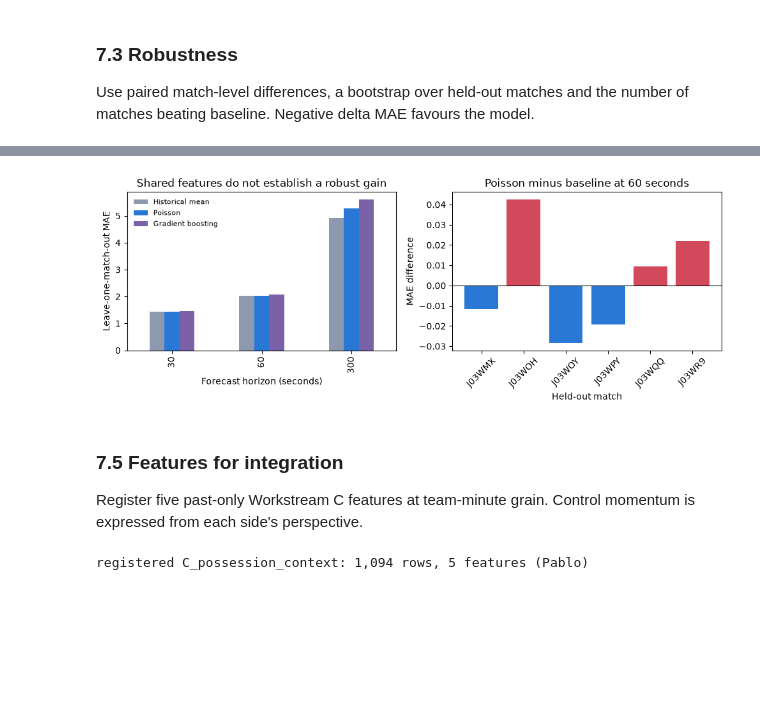
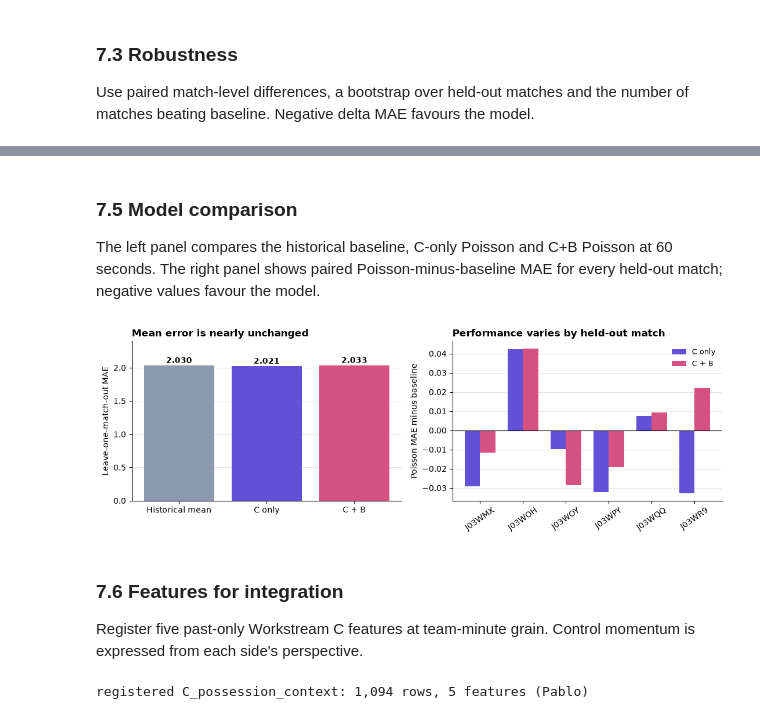
Before and after one commit to leonardoeng13/bramex-football-exertion-pitch-control, a Jupyter notebook: notebooks/BraMex_team_notebook.ipynb, the cells around one changed output, grey strips where cells are left out. Drawn from its saved outputs; the diff is of its cells as text; code cells hidden in the pictures; blank space fills up the shorter version.

Commit message:
Improve Workstream C visual analysis

```diff
--- a/notebooks/BraMex_team_notebook.ipynb
+++ b/notebooks/BraMex_team_notebook.ipynb
@@ -859,25 +928,45 @@ The left panel compares mean out-of-match MAE. The right panel shows the paired
+# %% [markdown]
+### 7.5 Model comparison
+The left panel compares the historical baseline, C-only Poisson and C+B Poisson at 60 seconds. The right panel shows paired Poisson-minus-baseline MAE for every held-out match; negative values favour the model.
 # %%
-fig, axes = plt.subplots(1, 2, figsize=(10, 3.8))
-C_MODEL_COMPARISON.plot(kind="bar", ax=axes[0], color=["#8d99ae", "#2A78D6", "#7B61A8"])
-axes[0].set_title("Shared features do not establish a robust gain")
-axes[0].set_xlabel("Forecast horizon (seconds)")
+fig, axes = plt.subplots(1, 2, figsize=(11, 3.8))
+summary60 = C_ABLATION_SUMMARY[C_ABLATION_SUMMARY.horizon_seconds == 60]
+baseline = summary60[summary60.model == "historical_mean"].mean_mae.mean()
+c_only = summary60[(summary60.feature_set == "C_only") & (summary60.model == "poisson")].mean_mae.iloc[0]
+c_plus_b = summary60[(summary60.feature_set == "C_plus_B") & (summary60.model == "poisson")].mean_mae.iloc[0]
+labels = ["Historical mean", "C only", "C + B"]
+values = [baseline, c_only, c_plus_b]
+bars = axes[0].bar(labels, values, color=["#8d99ae", "#6250d6", "#d55181"])
+axes[0].set_title("Mean error is nearly unchanged", loc="left", fontweight="bold")
 axes[0].set_ylabel("Leave-one-match-out MAE")
-axes[0].legend(["Historical mean", "Poisson", "Gradient boosting"], fontsize=8, frameon=False)
+axes[0].set_ylim(0, max(values) * 1.18)
+for bar, value in zip(bars, values):
+    axes[0].text(bar.get_x() + bar.get_width() / 2, value + 0.04, f"{value:.3f}", ha="center", fontweight="bold")
 
-c60 = C_MATCH_RESULTS[C_MATCH_RESULTS.horizon_seconds == 60].sort_values("held_out_match")
-colors = np.where(c60.poisson_delta < 0, "#2A78D6", "#d1495b")
-axes[1].bar(c60.held_out_match, c60.poisson_delta, color=colors)
+match60 = C_ABLATION[(C_ABLATION.horizon_seconds == 60)].pivot(
+    index=["feature_set", "held_out_match"], columns="model", values="mae"
+).reset_index()
+match60["delta"] = match60.poisson - match60.historical_mean
+matches = sorted(match60.held_out_match.unique())
+x = np.arange(len(matches)); width = 0.36
+for offset, (feature_set, color, label) in zip((-width/2, width/2), (("C_only", "#6250d6", "C only"), ("C_plus_B", "#d55181", "C + B"))):
+    part = match60[match60.feature_set == feature_set].set_index("held_out_match").loc[matches]
+    axes[1].bar(x + offset, part.delta, width, color=color, label=label)
 axes[1].axhline(0, color="black", lw=0.8)
-axes[1].set_title("Poisson minus baseline at 60 seconds")
-axes[1].set_xlabel("Held-out match")
-axes[1].set_ylabel("MAE difference")
-axes[1].tick_params(axis="x", rotation=45)
+axes[1].set_title("Performance varies by held-out match", loc="left", fontweight="bold")
+axes[1].set_xticks(x, matches, rotation=35)
+axes[1].set_ylabel("Poisson MAE minus baseline")
+axes[1].legend(frameon=False, fontsize=9)
+for ax in axes:
+    ax.spines[["top", "right"]].set_visible(False)
+    ax.grid(axis="y", color="#e6e5e0", lw=0.8)
+    ax.set_axisbelow(True)
 fig.tight_layout()
 plt.show()
 # %% [output]
-[figure, old version]
+[figure, new version]
 # %% [markdown]
-### 7.5 Features for integration
+### 7.6 Features for integration
 Register five past-only Workstream C features at team-minute grain. Control momentum is expressed from each side's perspective.
 # %%
 C_TEAM_FEATURES = team_minute_features(C_FORECAST)
```
Also changed, not shown: parts of 4 cells of this notebook.
